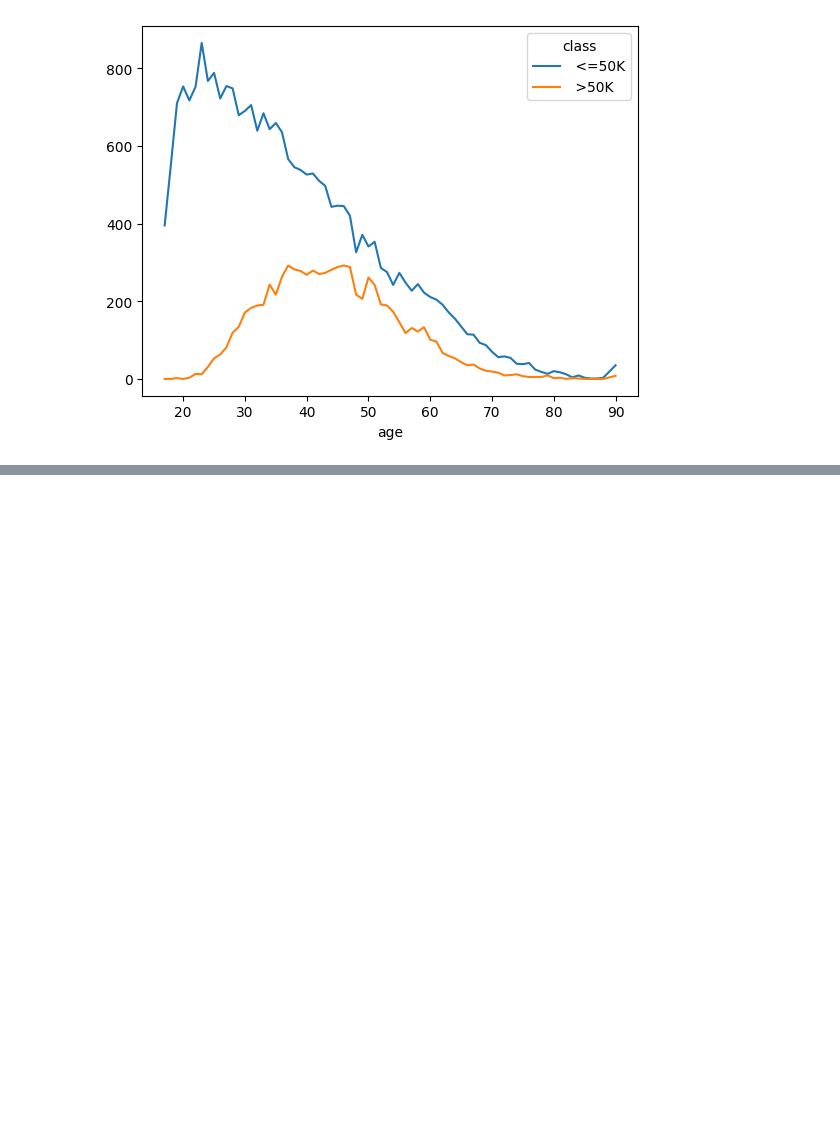
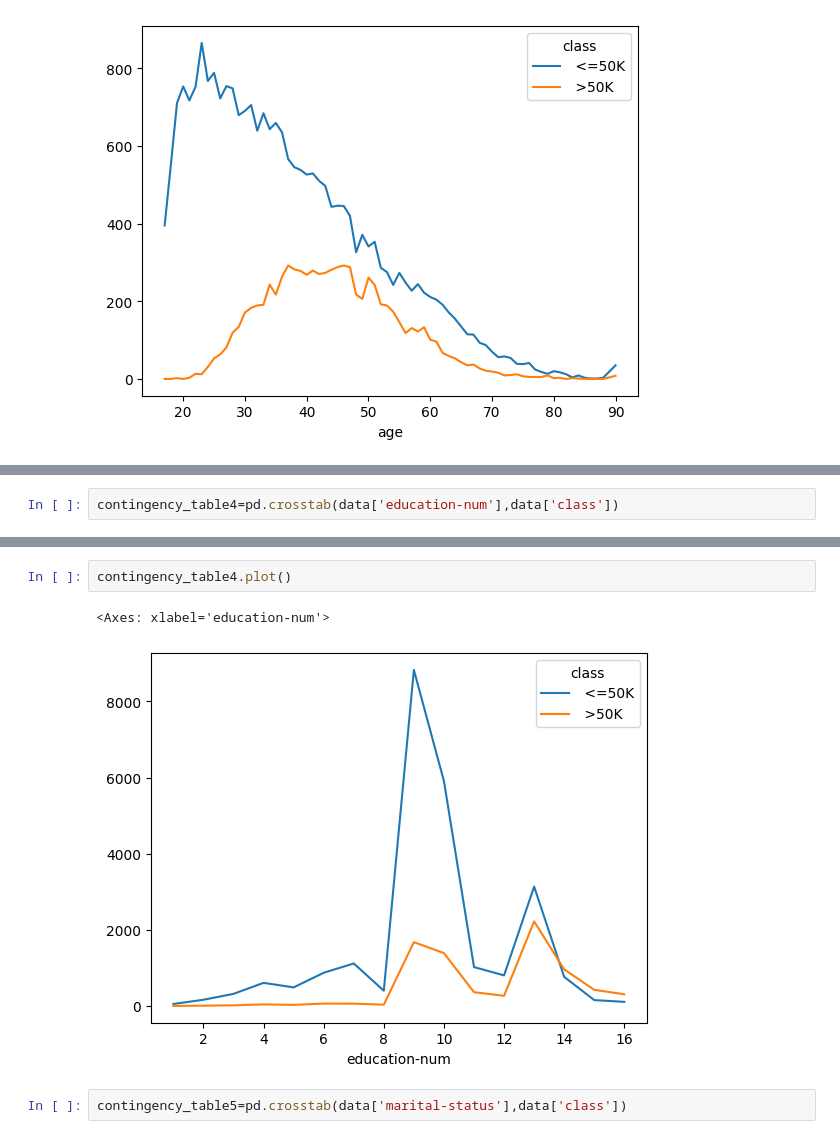
Before and after one commit to maximarbuzov/maxim, a Jupyter notebook: Untitled11.ipynb, the cells around one changed output, grey strips where cells are left out. Cells and saved outputs as stored; diff of their text form; blank space fills up the shorter version.

```diff
--- a/Untitled11.ipynb
+++ b/Untitled11.ipynb
@@ -209,0 +262,2 @@ contingency_table2.plot()
+# %%
+contingency_table4=pd.crosstab(data['education-num'],data['class'])
@@ -209,0 +304,7 @@ contingency_table2.plot()
+# %%
+contingency_table4.plot()
+# %% [output]
+<Axes: xlabel='education-num'>
+[figure, added]
+# %%
+contingency_table5=pd.crosstab(data['marital-status'],data['class'])
```
Also changed, not shown: parts of 10 cells of this notebook.
